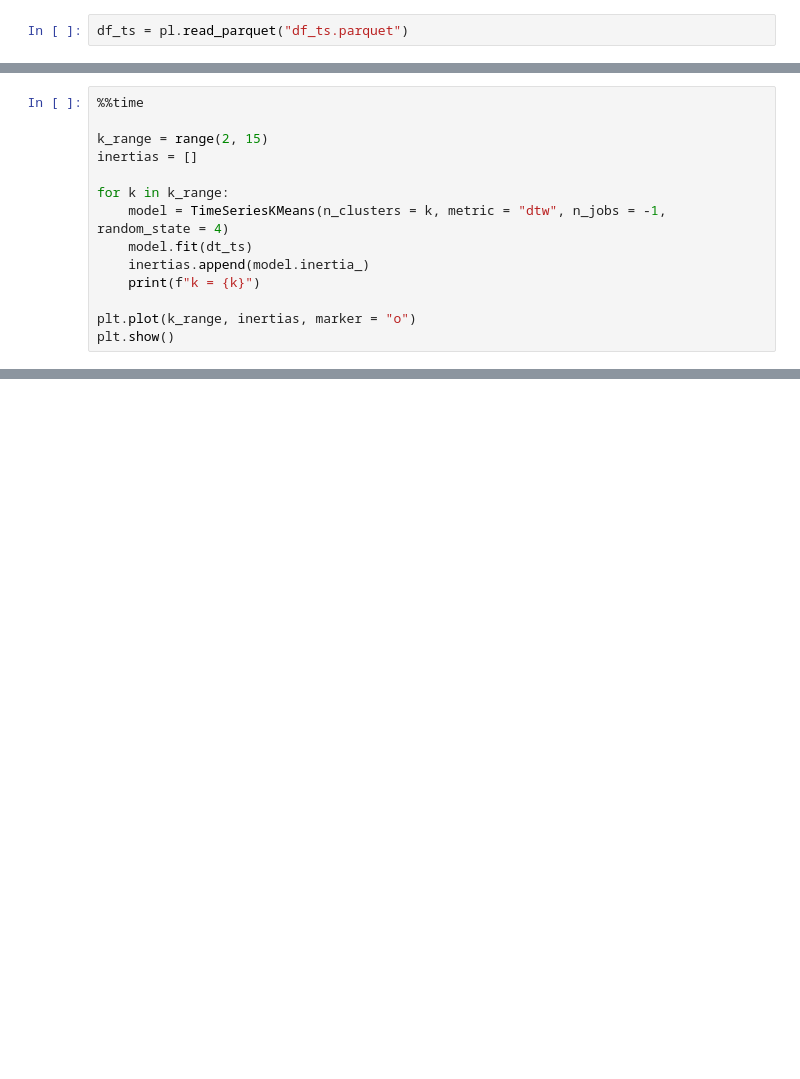
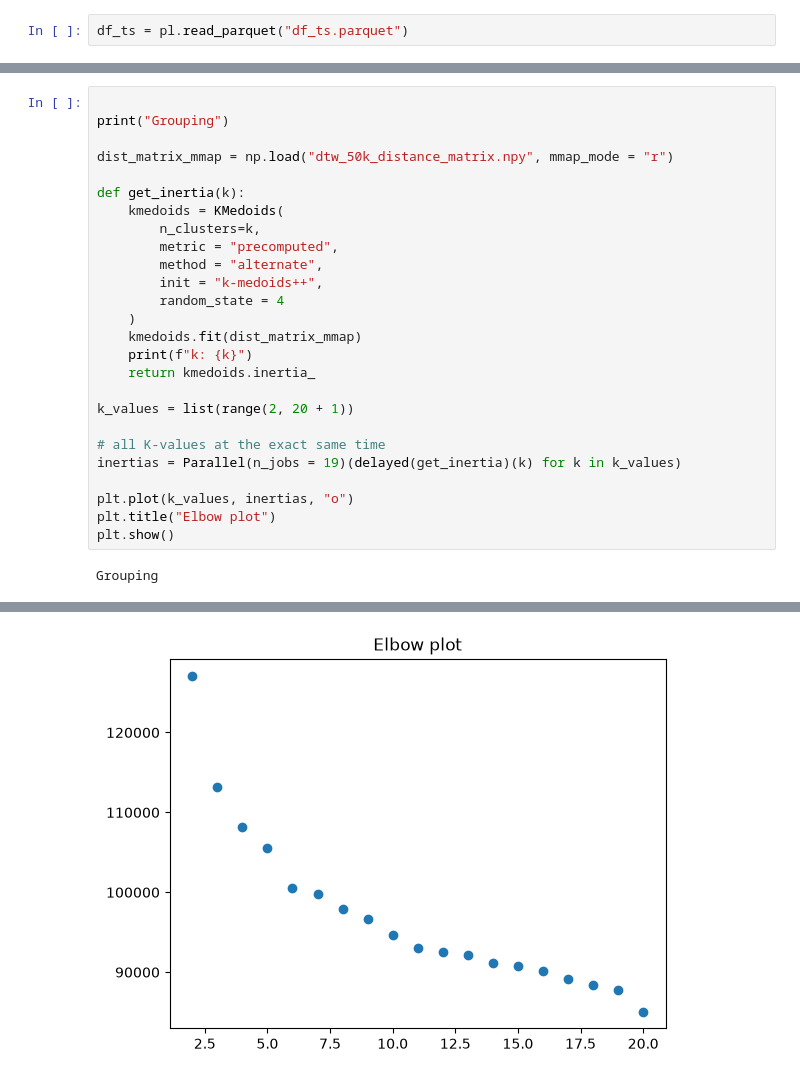
Before and after one commit to hedielmatri/orange-telecom-internship, a Jupyter notebook: scripts/data_time_analysis.ipynb, the cells around one changed output, grey strips where cells are left out. Saved outputs shown, nothing was run; the diff lists cells and outputs as text; blank space fills up the shorter version.

```diff
--- a/scripts/data_time_analysis.ipynb
+++ b/scripts/data_time_analysis.ipynb
@@ -399,14 +654,0 @@ dt_ts = to_time_series_dataset(df_ts_ready["tblp_last"].to_list())
-# %%
-%%time
-
-k_range = range(2, 15)
-inertias = []
-
-for k in k_range:
-    model = TimeSeriesKMeans(n_clusters = k, metric = "dtw", n_jobs = -1, random_state = 4)
-    model.fit(dt_ts)
-    inertias.append(model.inertia_)
-    print(f"k = {k}")
-
-plt.plot(k_range, inertias, marker = "o")
-plt.show()
@@ -443,0 +691,28 @@ model.fit(dt_ts)
+# %%
+
+print("Grouping")
+
+dist_matrix_mmap = np.load("dtw_50k_distance_matrix.npy", mmap_mode = "r")
+
+def get_inertia(k):
+    kmedoids = KMedoids(
+        n_clusters=k,
+        metric = "precomputed",
+        method = "alternate",
+        init = "k-medoids++",
+        random_state = 4
+    )
+    kmedoids.fit(dist_matrix_mmap)
+    print(f"k: {k}")
+    return kmedoids.inertia_
+
+k_values = list(range(2, 20 + 1))
+
+# all K-values at the exact same time
+inertias = Parallel(n_jobs = 19)(delayed(get_inertia)(k) for k in k_values)
+
+plt.plot(k_values, inertias, "o")
+plt.title("Elbow plot")
+plt.show()
+# %% [output]
+Grouping
@@ -443,0 +738 @@ model.fit(dt_ts)
+[figure, added]
```
Also changed, not shown: parts of 31 cells of this notebook.
